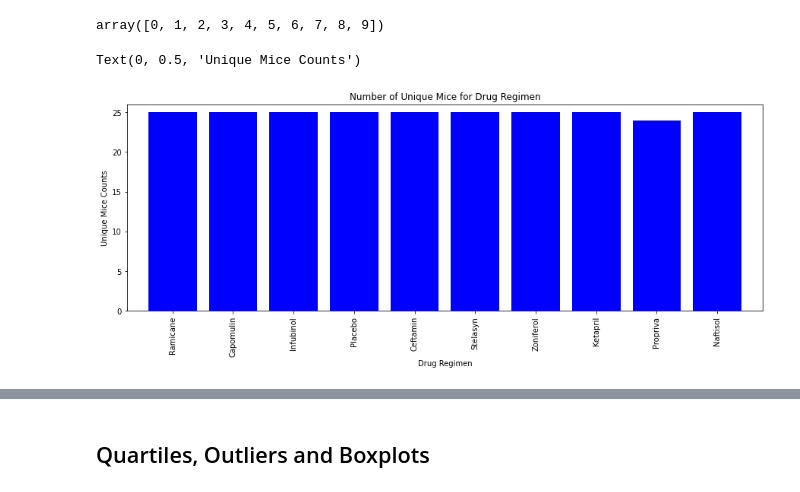
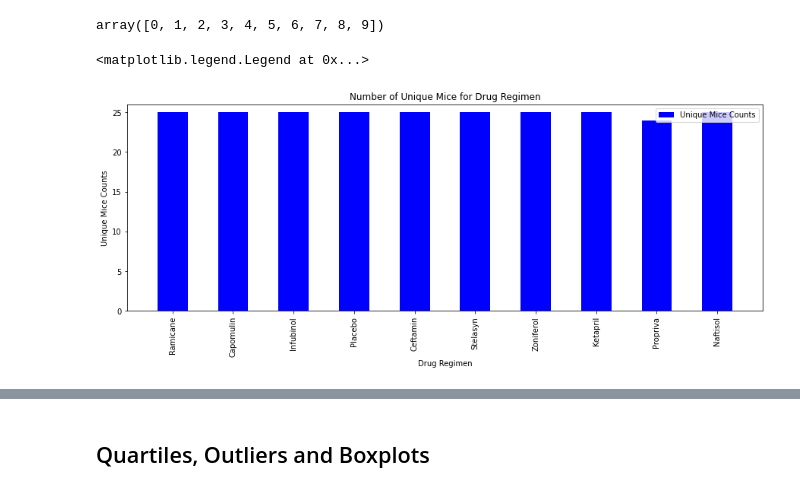
Before and after one commit to yuyhong23/matplotlib_the_power_of_plots, a Jupyter notebook: Pymaceuticals/pymaceuticals_starter-Copy1.ipynb, the cells around one changed output, grey strips where cells are left out. Cells and saved outputs as stored; diff of their text form; code cells hidden in the pictures.

```diff
--- a/Pymaceuticals/pymaceuticals_starter-Copy1.ipynb
+++ b/Pymaceuticals/pymaceuticals_starter-Copy1.ipynb
@@ -376,17 +376,17 @@ x_ticklabels = ['Ramicane', 'Capomulin', 'Infubinol', 'Placebo', 'Ceftamin',
        'Stelasyn', 'Zoniferol', 'Ketapril', 'Propriva', 'Naftisol']
 # %%
 plt.figure(figsize=(15,5))
-plt.bar(x_axis, unique_mice_drug_regimen["Unique Mice Counts"], color='b', align="center")
+plt.bar(x_axis, unique_mice_drug_regimen["Unique Mice Counts"], color='b', align="center", width=0.5)
 tick_locations = [value for value in x_axis]
 plt.xticks(tick_locations, x_ticklabels, rotation="vertical")
 plt.xlim(-0.75, len(x_axis)-0.25)
 plt.ylim(0, max(unique_mice_drug_regimen["Unique Mice Counts"])+1)
 plt.title("Number of Unique Mice for Drug Regimen")
 plt.xlabel("Drug Regimen")
 plt.ylabel("Unique Mice Counts")
-#plt.legend(handles=[danger_drop, railgun], loc="upper right")
+plt.legend(unique_mice_drug_regimen, loc="upper right")
 # %% [output]
-Text(0, 0.5, 'Unique Mice Counts')
+<matplotlib.legend.Legend at 0x...>
-[figure, old version]
+[figure, new version]
 # %%
 # Generate a pie plot showing the distribution of female versus male mice using pandas
```
Also changed, not shown: parts of 4 cells of this notebook.
